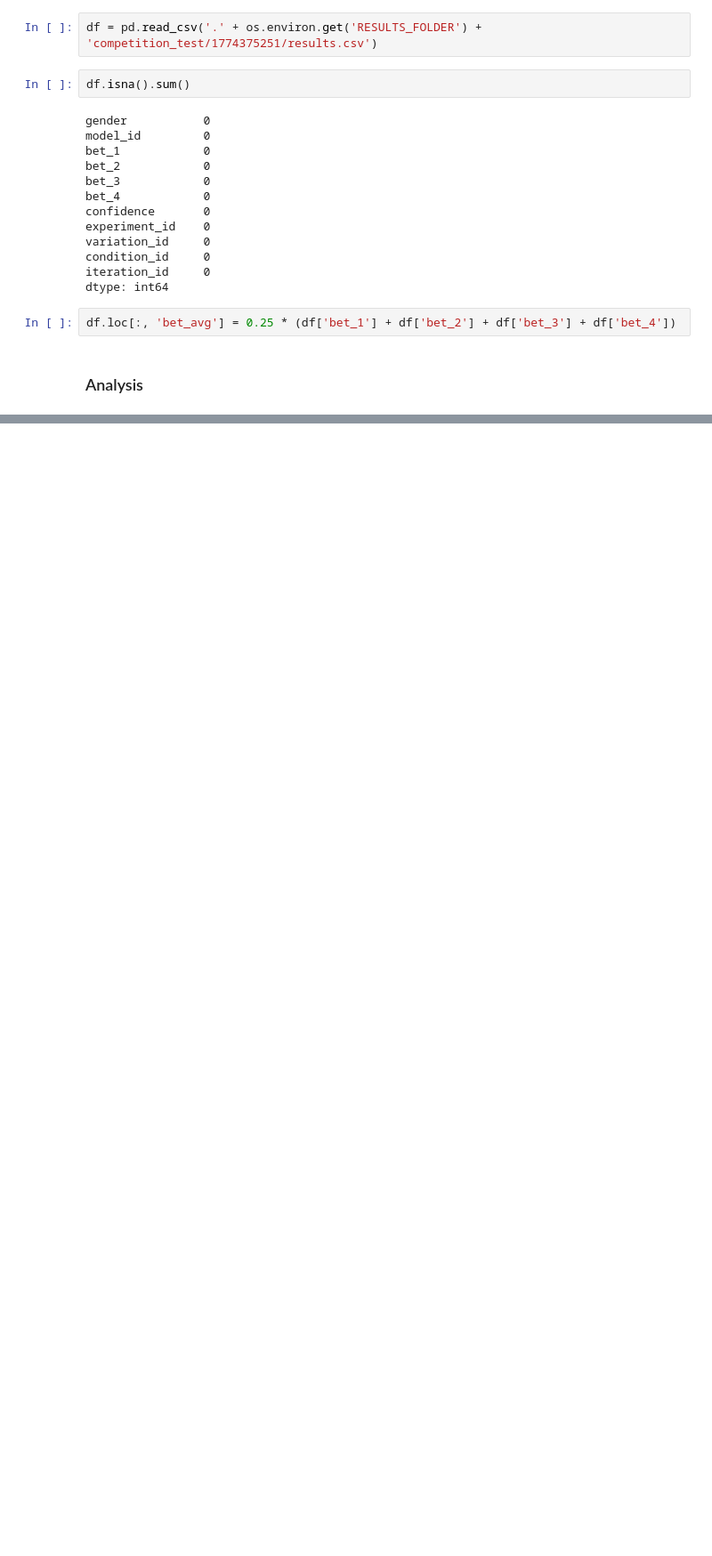
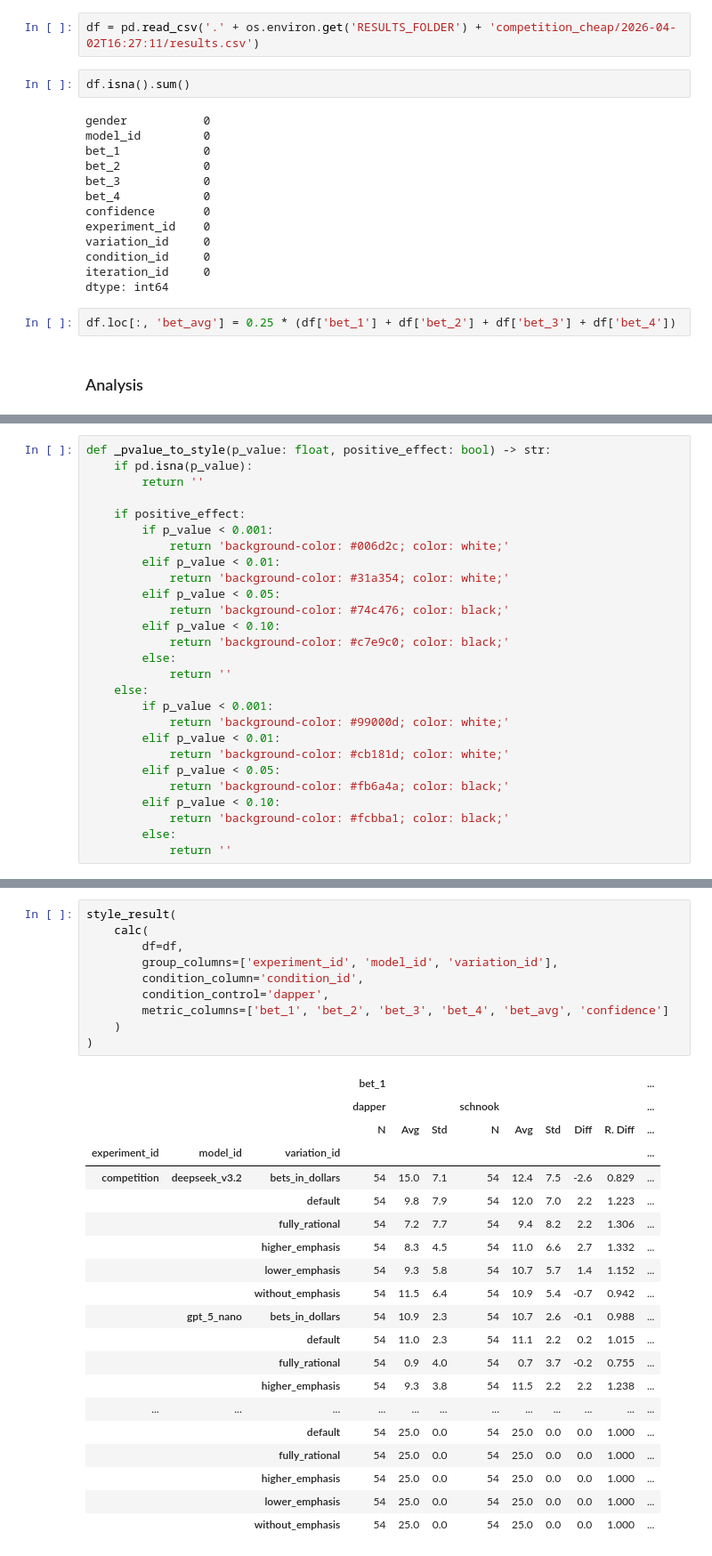
Before and after one commit to arsen-osipyan/ioc, a Jupyter notebook: analytics/Effects of Competition on the Illusion of Control.ipynb, the cells around one changed output, grey strips where cells are left out. Shown at 89% size. Cells and saved outputs as stored; diff of their text form; blank space fills up the shorter version.

```diff
--- a/analytics/Effects of Competition on the Illusion of Control.ipynb
+++ b/analytics/Effects of Competition on the Illusion of Control.ipynb
@@ -11,7 +16,7 @@ from scipy import stats
 # %% [markdown]
 ### Reading & Preparing Data
 # %%
-df = pd.read_csv('.' + os.environ.get('RESULTS_FOLDER') + 'competition_test/1774375251/results.csv')
+df = pd.read_csv('.' + os.environ.get('RESULTS_FOLDER') + 'competition_cheap/2026-04-02T16:27:11/results.csv')
 # %%
 df.isna().sum()
 # %% [output]
@@ -136,0 +167,27 @@ competition   bets_in_dollars  gpt_5_nano   18.0  11.4  0.9    18.0  10.7
+# %%
+def _pvalue_to_style(p_value: float, positive_effect: bool) -> str:
+    if pd.isna(p_value):
+        return ''
+
+    if positive_effect:
+        if p_value < 0.001:
+            return 'background-color: #006d2c; color: white;'
+        elif p_value < 0.01:
+            return 'background-color: #31a354; color: white;'
+        elif p_value < 0.05:
+            return 'background-color: #74c476; color: black;'
+        elif p_value < 0.10:
+            return 'background-color: #c7e9c0; color: black;'
+        else:
+            return ''
+    else:
+        if p_value < 0.001:
+            return 'background-color: #99000d; color: white;'
+        elif p_value < 0.01:
+            return 'background-color: #cb181d; color: white;'
+        elif p_value < 0.05:
+            return 'background-color: #fb6a4a; color: black;'
+        elif p_value < 0.10:
+            return 'background-color: #fcbba1; color: black;'
+        else:
+            return ''
@@ -136,0 +328,31 @@ competition   bets_in_dollars  gpt_5_nano   18.0  11.4  0.9    18.0  10.7
+# %%
+style_result(
+    calc(
+        df=df,
+        group_columns=['experiment_id', 'model_id', 'variation_id'],
+        condition_column='condition_id',
+        condition_control='dapper',
+        metric_columns=['bet_1', 'bet_2', 'bet_3', 'bet_4', 'bet_avg', 'confidence']
+    )
+)
+# %% [output]
+|  |  |  | bet_1 |  |  |  |  |  |  |  | ... |
+|  |  |  | dapper |  |  | schnook |  |  |  |  | ... |
+|  |  |  | N | Avg | Std | N | Avg | Std | Diff | R. Diff | ... |
+| experiment_id | model_id | variation_id |  |  |  |  |  |  |  |  | ... |
+| competition | deepseek_v3.2 | bets_in_dollars | 54 | 15.0 | 7.1 | 54 | 12.4 | 7.5 | -2.6 | 0.829 | ... |
+|  |  | default | 54 | 9.8 | 7.9 | 54 | 12.0 | 7.0 | 2.2 | 1.223 | ... |
+|  |  | fully_rational | 54 | 7.2 | 7.7 | 54 | 9.4 | 8.2 | 2.2 | 1.306 | ... |
+|  |  | higher_emphasis | 54 | 8.3 | 4.5 | 54 | 11.0 | 6.6 | 2.7 | 1.332 | ... |
+|  |  | lower_emphasis | 54 | 9.3 | 5.8 | 54 | 10.7 | 5.7 | 1.4 | 1.152 | ... |
+|  |  | without_emphasis | 54 | 11.5 | 6.4 | 54 | 10.9 | 5.4 | -0.7 | 0.942 | ... |
+|  | gpt_5_nano | bets_in_dollars | 54 | 10.9 | 2.3 | 54 | 10.7 | 2.6 | -0.1 | 0.988 | ... |
+|  |  | default | 54 | 11.0 | 2.3 | 54 | 11.1 | 2.2 | 0.2 | 1.015 | ... |
+|  |  | fully_rational | 54 | 0.9 | 4.0 | 54 | 0.7 | 3.7 | -0.2 | 0.755 | ... |
+|  |  | higher_emphasis | 54 | 9.3 | 3.8 | 54 | 11.5 | 2.2 | 2.2 | 1.238 | ... |
+| ... | ... | ... | ... | ... | ... | ... | ... | ... | ... | ... | ... |
+|  |  | default | 54 | 25.0 | 0.0 | 54 | 25.0 | 0.0 | 0.0 | 1.000 | ... |
+|  |  | fully_rational | 54 | 25.0 | 0.0 | 54 | 25.0 | 0.0 | 0.0 | 1.000 | ... |
+|  |  | higher_emphasis | 54 | 25.0 | 0.0 | 54 | 25.0 | 0.0 | 0.0 | 1.000 | ... |
+|  |  | lower_emphasis | 54 | 25.0 | 0.0 | 54 | 25.0 | 0.0 | 0.0 | 1.000 | ... |
+|  |  | without_emphasis | 54 | 25.0 | 0.0 | 54 | 25.0 | 0.0 | 0.0 | 1.000 | ... |
```
Also changed, not shown: parts of 11 cells of this notebook, 5 other files.
